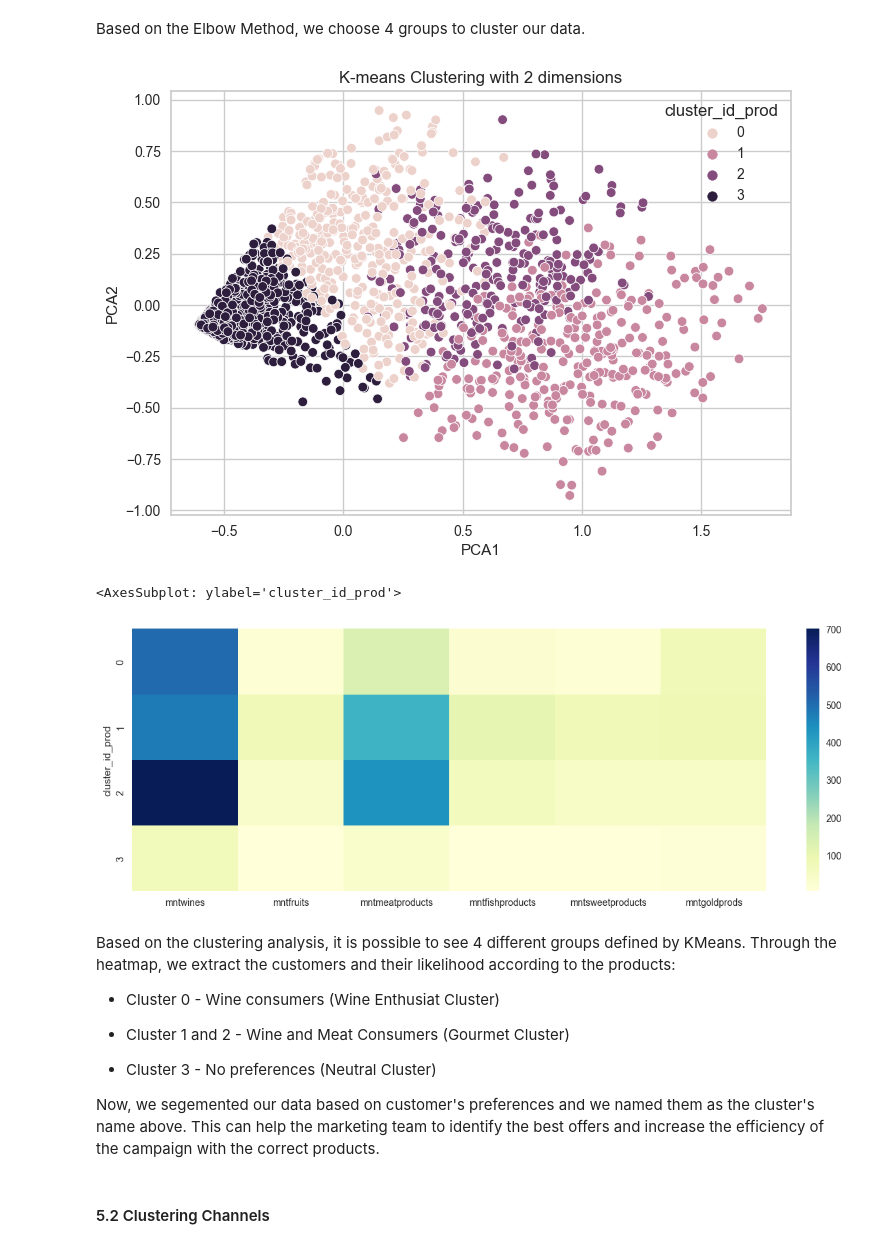
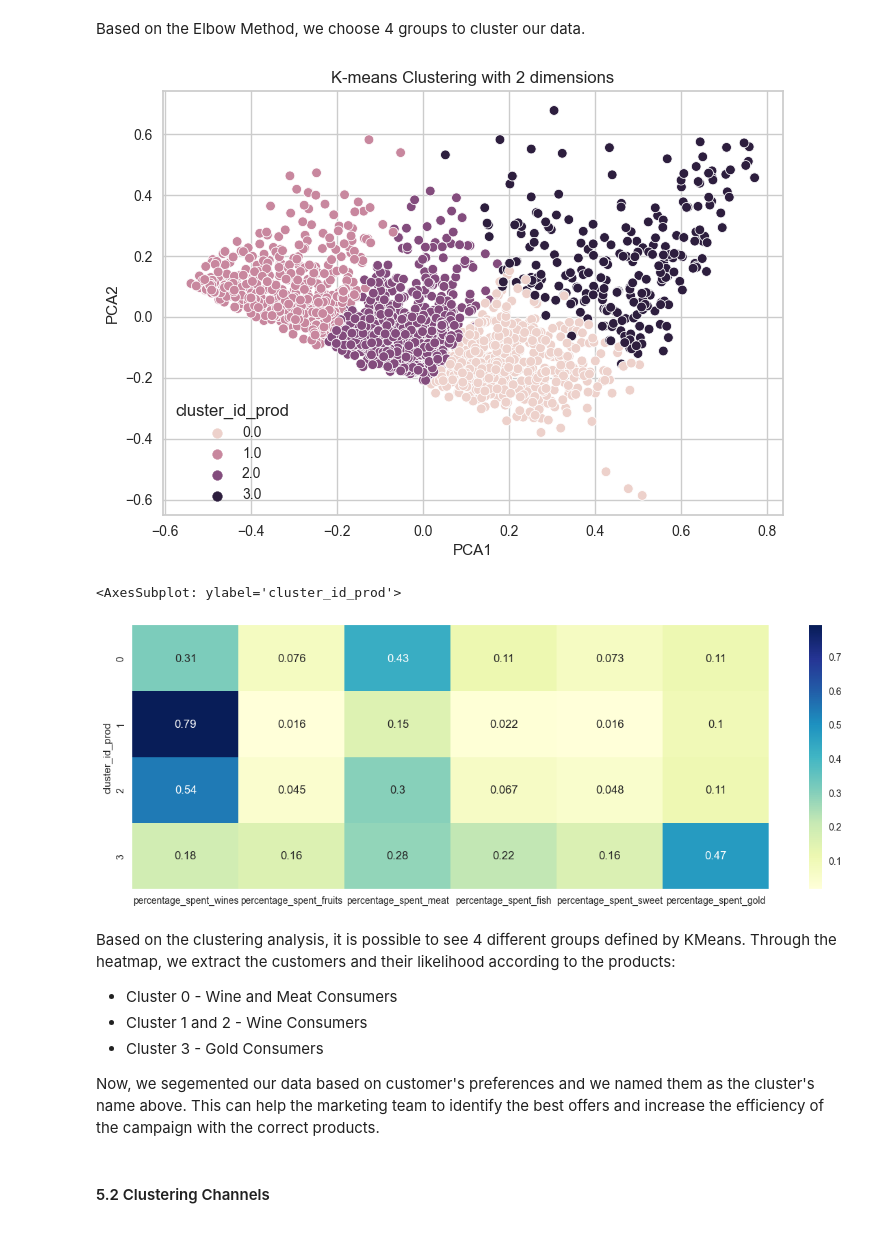
Before and after one commit to jooaobrum/marketing_campaign_CRM_case, a Jupyter notebook: notebooks/crm_ifood_clustering_exploration.ipynb, the cells around one changed output. Saved outputs shown, nothing was run; the diff lists cells and outputs as text; code cells hidden in the pictures.

```diff
--- a/notebooks/crm_ifood_clustering_exploration.ipynb
+++ b/notebooks/crm_ifood_clustering_exploration.ipynb
@@ -250,3 +276,8 @@ df2['purchases_month'] = df2['total_purchases'] / (df2['loyalty_months'] + 1)
 # %%
 df3 = df2.copy()
+# %%
+
+df3_processed = df3.copy()
+for col in ['percentage_type_deals', 'percentage_type_web', 'percentage_type_catalog', 'percentage_type_store', 'percentage_spent_wines', 'percentage_spent_fruits', 'percentage_spent_meat', 'percentage_spent_fish', 'percentage_spent_sweet','percentage_spent_gold']:
+    df3_processed = df3_processed[df3_processed[col] < 1]
 # %%
@@ -261,7 +293,7 @@ df3_scaled = pd.DataFrame(df3_scaled, columns = df3.select_dtypes(include = ['fl
 #### 5.1 Clustering Products
 # %%
 # Select categories for produts
-categories_prod = ['mntwines', 'mntfruits', 'mntmeatproducts', 'mntfishproducts', 'mntsweetproducts', 'mntgoldprods']
+categories_prod = [ 'percentage_spent_wines', 'percentage_spent_fruits', 'percentage_spent_meat', 'percentage_spent_fish', 'percentage_spent_sweet','percentage_spent_gold']
 # %%
 # Instantiate the clustering model and visualizer
 km = KMeans(random_state=42)
@@ -275,7 +307,7 @@ visualizer.show()        # Finalize and render the figure
 # %% [markdown]
 Based on the Elbow Method, we choose 4 groups to cluster our data.
 # %%
-kmeans_prod = KMeans(n_clusters=4, random_state=0, init='k-means++').fit(df3_scaled[categories_prod])
+kmeans_prod = KMeans(n_clusters=4, random_state=0, init='k-means++').fit(df3_processed[categories_prod])
 cluster_id_prod = kmeans_prod.labels_
 # %%
-df3['cluster_id_prod'] = cluster_id_prod
+df3_processed['cluster_id_prod'] = cluster_id_prod
@@ -282,28 +316,26 @@ df3['cluster_id_prod'] = cluster_id_prod
 # %%
 pca_num_components = 2
 
-reduced_data = sklearn.decomposition.PCA(n_components=pca_num_components).fit_transform(df3_scaled[categories_prod])
+reduced_data = sklearn.decomposition.PCA(n_components=pca_num_components).fit_transform(df3[categories_prod])
 results = pd.DataFrame(reduced_data,columns=['PCA1','PCA2'])
 
-sns.scatterplot(x="PCA1", y="PCA2", hue=df3['cluster_id_prod'], data=results)
+sns.scatterplot(x="PCA1", y="PCA2", hue=df3_processed['cluster_id_prod'], data=results)
 plt.title('K-means Clustering with 2 dimensions')
 plt.show()
 # %% [output]
-[figure, old version]
+[figure, new version]
 # %%
 plt.figure(1, figsize = (15, 5))
-sns.heatmap(df3.groupby('cluster_id_prod')[categories_prod].mean(), cmap = 'YlGnBu')
+sns.heatmap(df3_processed.groupby('cluster_id_prod')[categories_prod].mean(), cmap = 'YlGnBu', annot = True)
 # %% [output]
 <AxesSubplot: ylabel='cluster_id_prod'>
-[figure, old version]
+[figure, new version]
 # %% [markdown]
 Based on the clustering analysis, it is possible to see 4 different groups defined by KMeans. Through the heatmap, we extract the customers and their likelihood according to the products:
 
-- Cluster 0 - Wine consumers (Wine Enthusiat Cluster)
-
-- Cluster 1 and 2 - Wine and Meat Consumers (Gourmet Cluster)
-
-- Cluster 3 - No preferences (Neutral Cluster)
+- Cluster 0 - Wine and Meat Consumers
+- Cluster 1 and 2 - Wine Consumers
+- Cluster 3 - Gold Consumers
 
 Now, we segemented our data based on customer's preferences and we named them as the cluster's name above. This can help the marketing team to identify the best offers and increase the efficiency of the campaign with the correct products.
 # %% [markdown]
```
Also changed, not shown: parts of 67 cells of this notebook, 1 other file.
